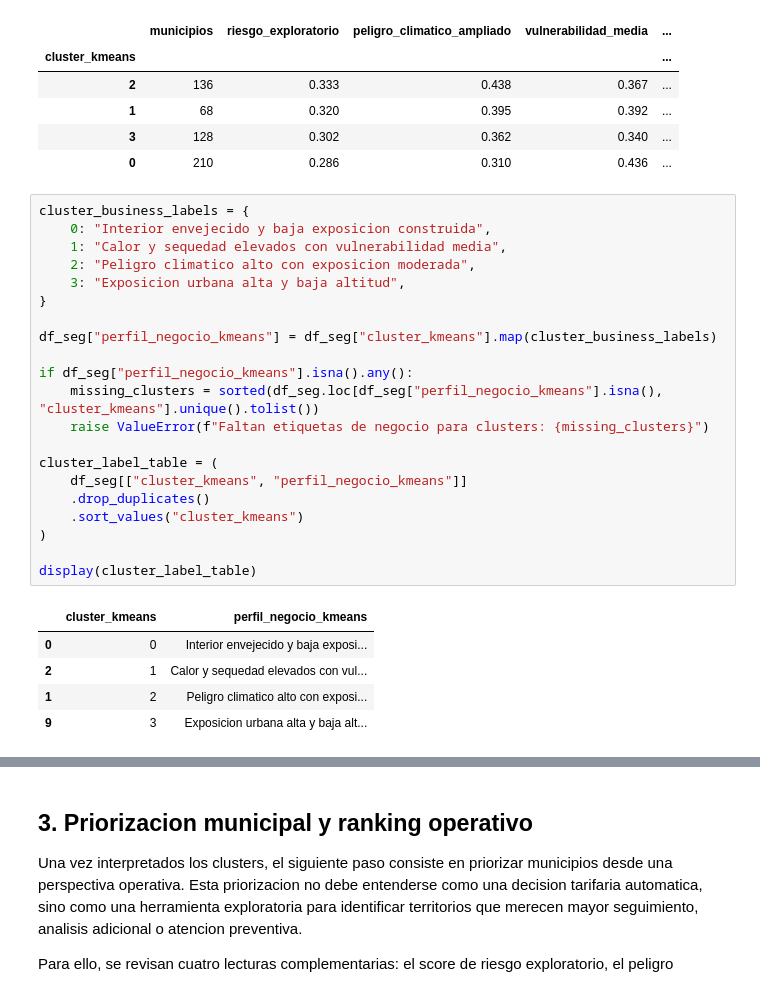
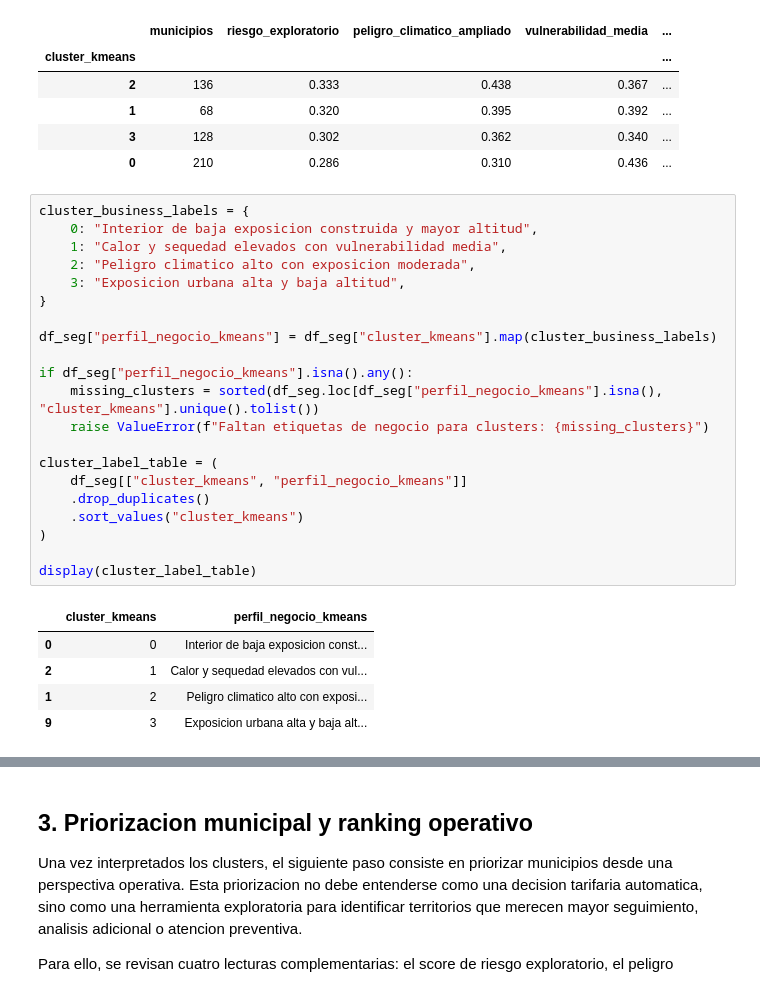
Before and after one commit to gonzalolarriba/modelo-geoespacial-riesgo-climatico, a Jupyter notebook: notebooks/notebook_5_an_negocio.ipynb, the cells around one changed output, grey strips where cells are left out. Saved outputs shown, nothing was run; the diff lists cells and outputs as text.

```diff
--- a/notebooks/notebook_5_an_negocio.ipynb
+++ b/notebooks/notebook_5_an_negocio.ipynb
@@ -222,28 +224,28 @@ display(cluster_business_summary)
 | 0 | 210 | 0.286 | 0.310 | 0.436 | ... |
 # %%
 cluster_business_labels = {
-    0: "Interior envejecido y baja exposicion construida",
+    0: "Interior de baja exposicion construida y mayor altitud",
     1: "Calor y sequedad elevados con vulnerabilidad media",
     2: "Peligro climatico alto con exposicion moderada",
     3: "Exposicion urbana alta y baja altitud",
 }
 
 df_seg["perfil_negocio_kmeans"] = df_seg["cluster_kmeans"].map(cluster_business_labels)
 
 if df_seg["perfil_negocio_kmeans"].isna().any():
     missing_clusters = sorted(df_seg.loc[df_seg["perfil_negocio_kmeans"].isna(), "cluster_kmeans"].unique().tolist())
     raise ValueError(f"Faltan etiquetas de negocio para clusters: {missing_clusters}")
 
 cluster_label_table = (
     df_seg[["cluster_kmeans", "perfil_negocio_kmeans"]]
     .drop_duplicates()
     .sort_values("cluster_kmeans")
 )
 
 display(cluster_label_table)
 # %% [output]
 |  | cluster_kmeans | perfil_negocio_kmeans |
-| 0 | 0 | Interior envejecido y baja exposi... |
+| 0 | 0 | Interior de baja exposicion const... |
 | 2 | 1 | Calor y sequedad elevados con vul... |
 | 1 | 2 | Peligro climatico alto con exposi... |
 | 9 | 3 | Exposicion urbana alta y baja alt... |
```
Also changed, not shown: parts of 21 cells of this notebook.
